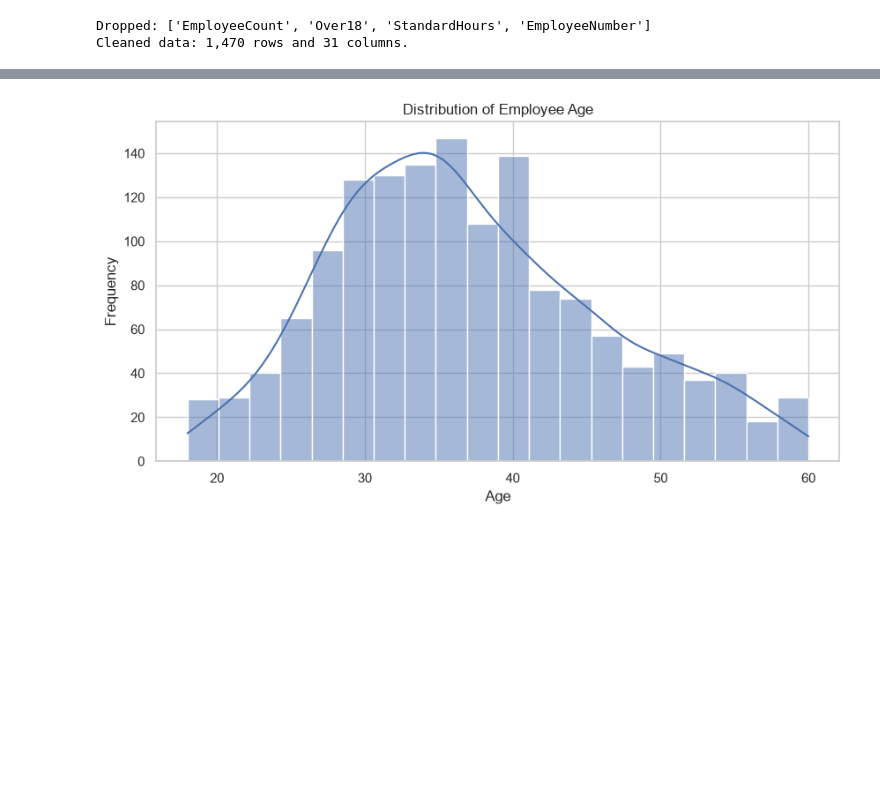
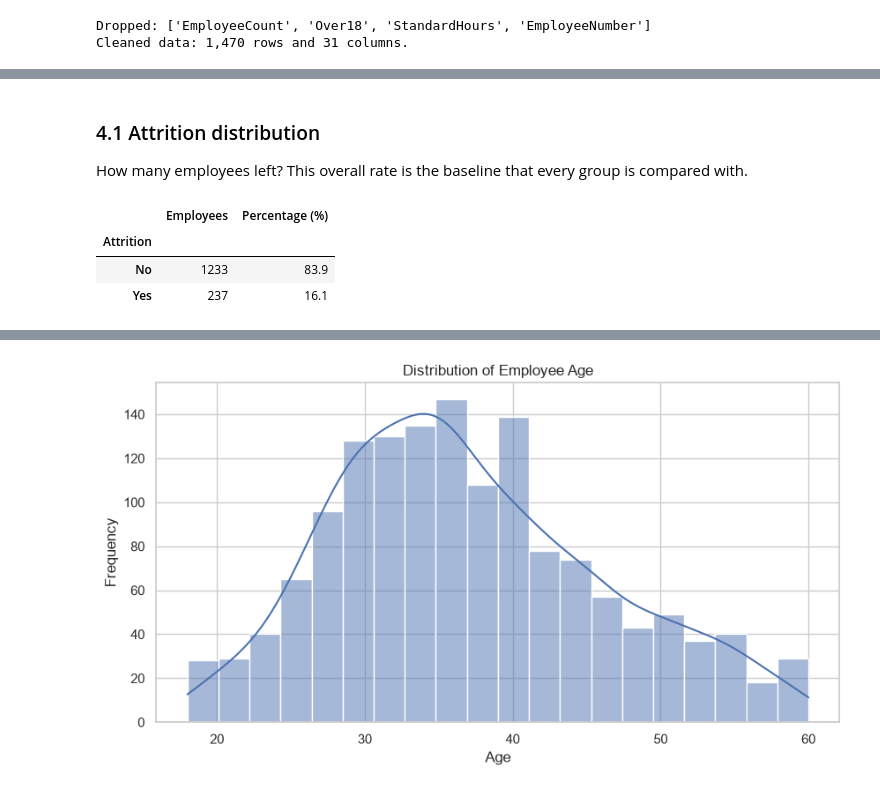
Before and after one commit to Trumpibeabuchi/techcrush-c9-group5-attrition, a Jupyter notebook: notebooks/EMPLOYEE_ATTRITION_PREDICTION.ipynb, the cells around one changed output, grey strips where cells are left out. Cells and saved outputs as stored; diff of their text form; code cells hidden in the pictures; blank space fills up the shorter version.

```diff
--- a/notebooks/EMPLOYEE_ATTRITION_PREDICTION.ipynb
+++ b/notebooks/EMPLOYEE_ATTRITION_PREDICTION.ipynb
@@ -386,3 +358,21 @@ Name: proportion, dtype: float64
+# %% [markdown]
+### 4.1 Attrition distribution
+
+How many employees left? This overall rate is the baseline that every group is compared with.
+# %%
+# Number and percentage of employees who left (Yes) and stayed (No)
+
+attrition_summary = pd.DataFrame({
+    "Employees": df_clean["Attrition"].value_counts(),
+    "Percentage (%)": (df_clean["Attrition"].value_counts(normalize=True) * 100).round(1)
+})
+
+attrition_summary
+# %% [output]
+|  | Employees | Percentage (%) |
+| Attrition |  |  |
+| No | 1233 | 83.9 |
+| Yes | 237 | 16.1 |
 # %%
 plt.figure(figsize=(8, 5))
 
```
Also changed, not shown: parts of 9 cells of this notebook, 2 other files.
